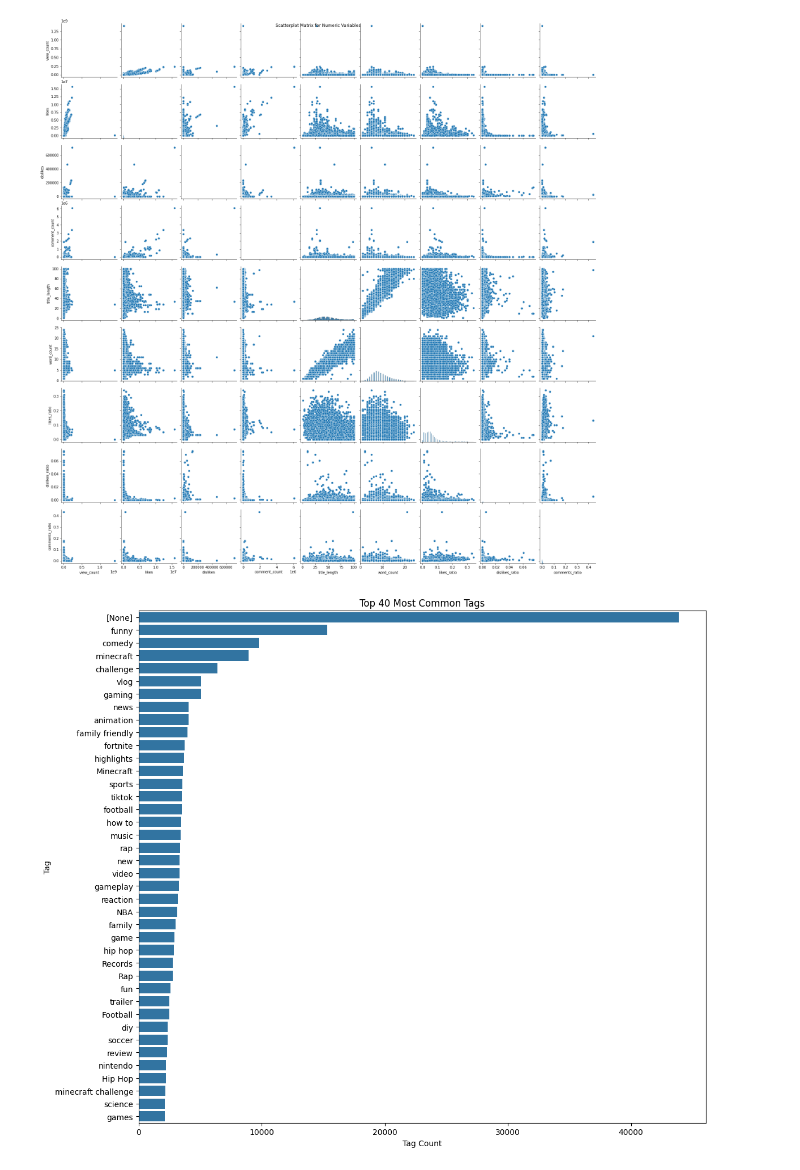
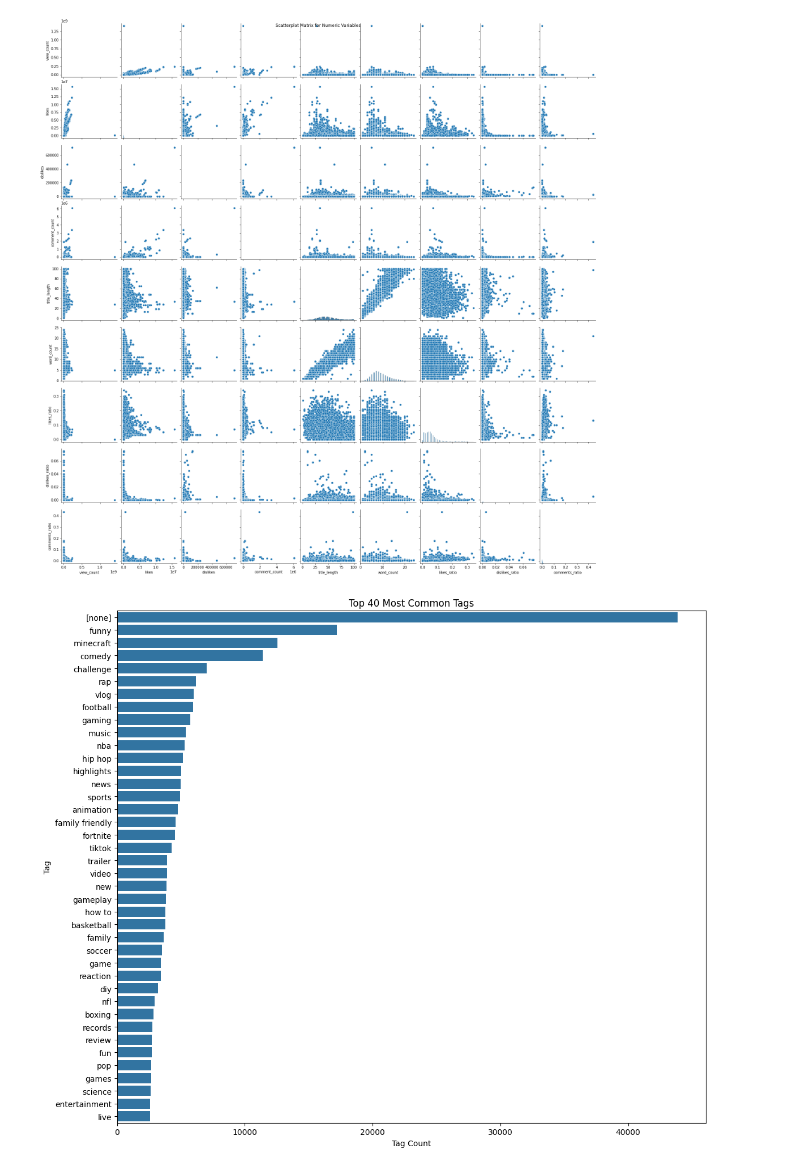
Before and after one commit to muzzy3k/YouTubeBigData, a Jupyter notebook: USA_EDA.ipynb, the cells around one changed output. Drawn from its saved outputs; the diff is of its cells as text; code cells hidden in the pictures.

Commit message:
cleaned up tags to lowercase for efficient analysis

```diff
--- a/USA_EDA.ipynb
+++ b/USA_EDA.ipynb
@@ -603,28 +603,28 @@ plt.show()
 # %%
 # processing the tags column to individually split each tag and display most common tags
 df_tags_split = df.withColumn("tag_array", F.split(F.col("tags"), r"\|"))
 
 # Explode the array to have one tag per row
 df_tags_exploded = df_tags_split.select(F.explode(F.col("tag_array")).alias("tag"))
 
 # Clean up whitespace
-df_tags_exploded = df_tags_exploded.withColumn("tag", F.trim(F.col("tag")))
+df_tags_exploded = df_tags_exploded.withColumn("tag", F.trim(F.lower(F.col("tag"))))
 
 # Group by tag and count
 tag_counts = df_tags_exploded.groupBy("tag").count().orderBy("count", ascending=False)
 
 # Get the top 40 tags
 top_tags = tag_counts.limit(40)
 
 # Convert to Pandas for plotting
 top_tags_pd = top_tags.toPandas()
 
 plt.figure(figsize=(12, 10))
 sns.barplot(x="count", y="tag", data=top_tags_pd)
 plt.title("Top 40 Most Common Tags")
 plt.xlabel("Tag Count")
 plt.ylabel("Tag")
 plt.tight_layout()
 plt.show()
 # %% [output]
-[figure, old version]
+[figure, new version]
```
Also changed, not shown: parts of 4 cells of this notebook, 2 other files.
